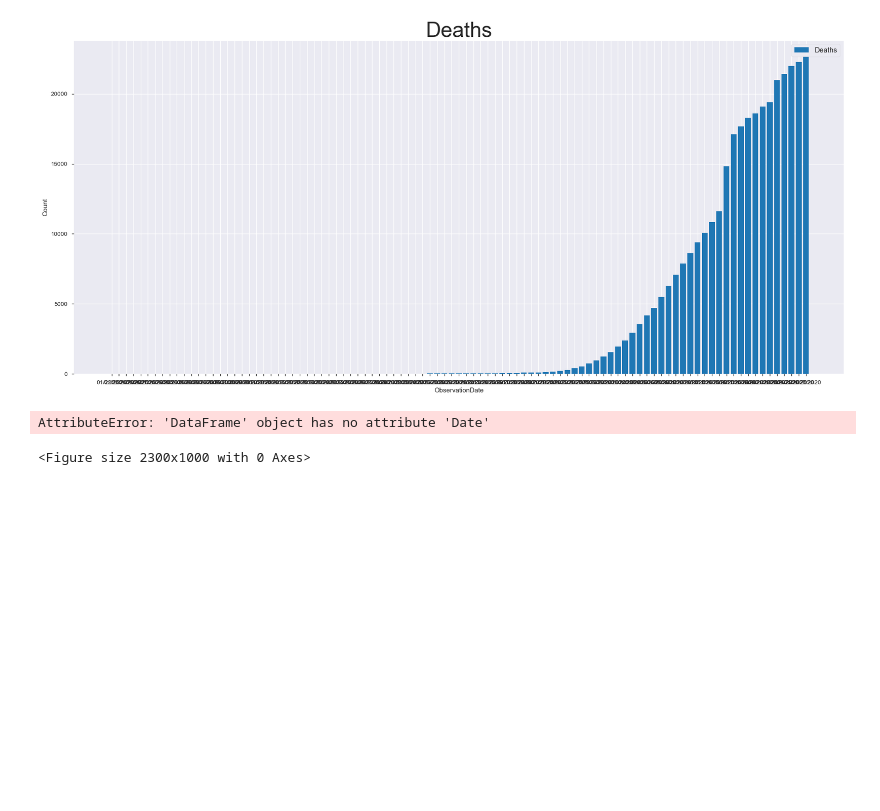
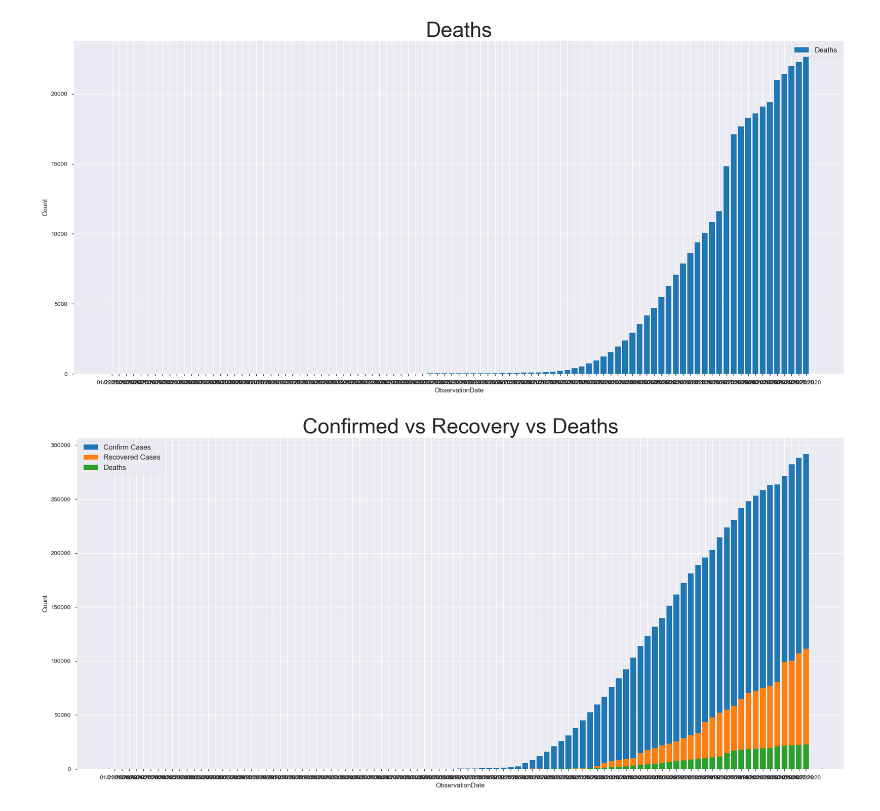
Before and after one commit to carlmuva/MINERIA-DE-DATOS, a Jupyter notebook: Avance2/Untitled.ipynb, the cells around one changed output. Saved outputs shown, nothing was run; the diff lists cells and outputs as text; code cells hidden in the pictures; blank space fills up the shorter version.

```diff
--- a/Avance2/Untitled.ipynb
+++ b/Avance2/Untitled.ipynb
@@ -158,14 +158,13 @@ plt.show()
 [figure]
 # %%
 plt.figure(figsize=(23,10))
-plt.bar(p.Date, p.Confirmed,label="Confirm Cases")
-plt.bar(p.Date, p.Recovered,label="Recovered Cases")
-plt.bar(p.Date, p.Deaths,label="Deaths")
+plt.bar(p.ObservationDate, p.Confirmed,label="Confirm Cases")
+plt.bar(p.ObservationDate, p.Recovered,label="Recovered Cases")
+plt.bar(p.ObservationDate, p.Deaths,label="Deaths")
 plt.xlabel('ObservationDate')
 plt.ylabel("Count")
 plt.legend(frameon=True, fontsize=12)
 plt.title('Confirmed vs Recovery vs Deaths',fontsize = 35)
 plt.show()
 # %% [output]
-AttributeError: 'DataFrame' object has no attribute 'Date'
-<Figure size 2300x1000 with 0 Axes>
+[figure, added]
```
